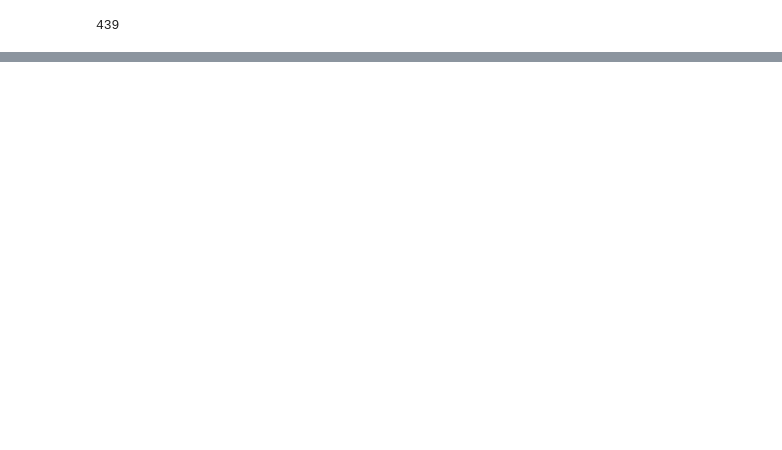
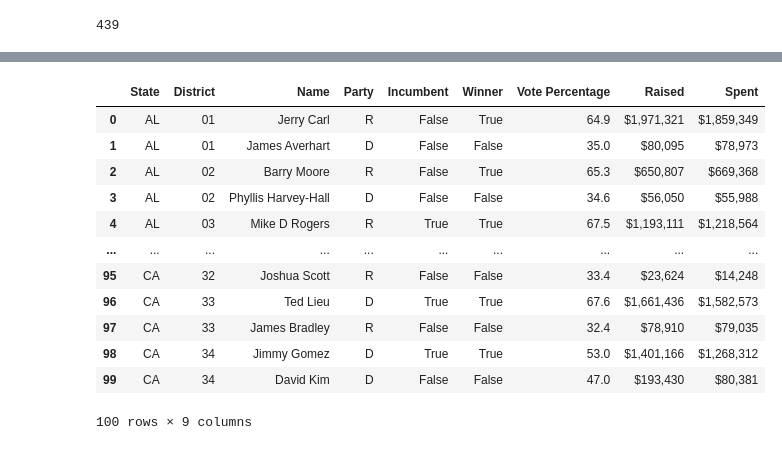
Before and after one commit to nss-data-science-cohort-7/webscraping-open-secrets-boooooleans, a Jupyter notebook: notebooks/part_one.ipynb, the cells around one changed output, grey strips where cells are left out. Cells and saved outputs as stored; diff of their text form; code cells hidden in the pictures; blank space fills up the shorter version.

```diff
--- a/notebooks/part_one.ipynb
+++ b/notebooks/part_one.ipynb
@@ -229,0 +251,16 @@ df.to_csv('../data/scraped_data.csv')
+# %%
+df.head(100)
+# %% [output]
+|  | State | District | Name | Party | Incumbent | Winner | Vote Percentage | Raised | Spent |
+| 0 | AL | 01 | Jerry Carl | R | False | True | 64.9 | $1,971,321 | $1,859,349 |
+| 1 | AL | 01 | James Averhart | D | False | False | 35.0 | $80,095 | $78,973 |
+| 2 | AL | 02 | Barry Moore | R | False | True | 65.3 | $650,807 | $669,368 |
+| 3 | AL | 02 | Phyllis Harvey-Hall | D | False | False | 34.6 | $56,050 | $55,988 |
+| 4 | AL | 03 | Mike D Rogers | R | True | True | 67.5 | $1,193,111 | $1,218,564 |
+| ... | ... | ... | ... | ... | ... | ... | ... | ... | ... |
+| 95 | CA | 32 | Joshua Scott | R | False | False | 33.4 | $23,624 | $14,248 |
+| 96 | CA | 33 | Ted Lieu | D | True | True | 67.6 | $1,661,436 | $1,582,573 |
+| 97 | CA | 33 | James Bradley | R | False | False | 32.4 | $78,910 | $79,035 |
+| 98 | CA | 34 | Jimmy Gomez | D | True | True | 53.0 | $1,401,166 | $1,268,312 |
+| 99 | CA | 34 | David Kim | D | False | False | 47.0 | $193,430 | $80,381 |
+100 rows × 9 columns
```
Also changed, not shown: parts of 5 cells of this notebook, 1 other file.
